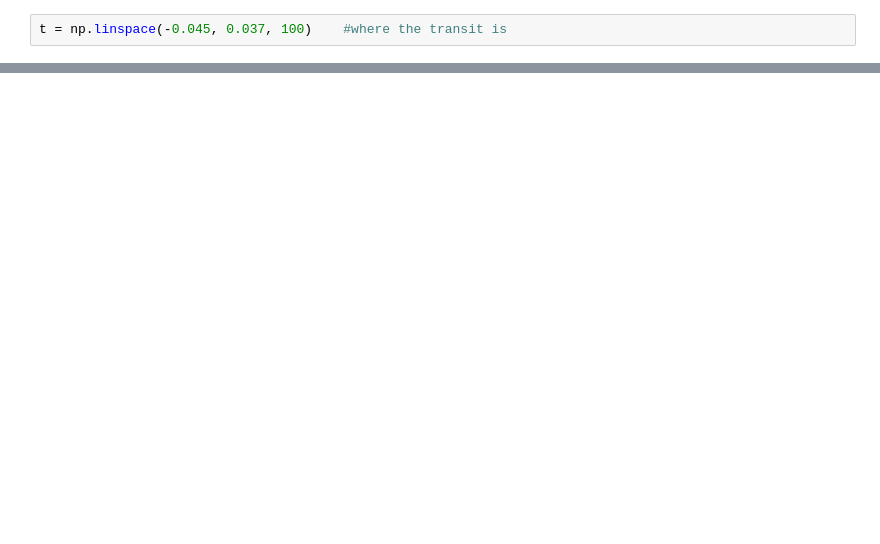
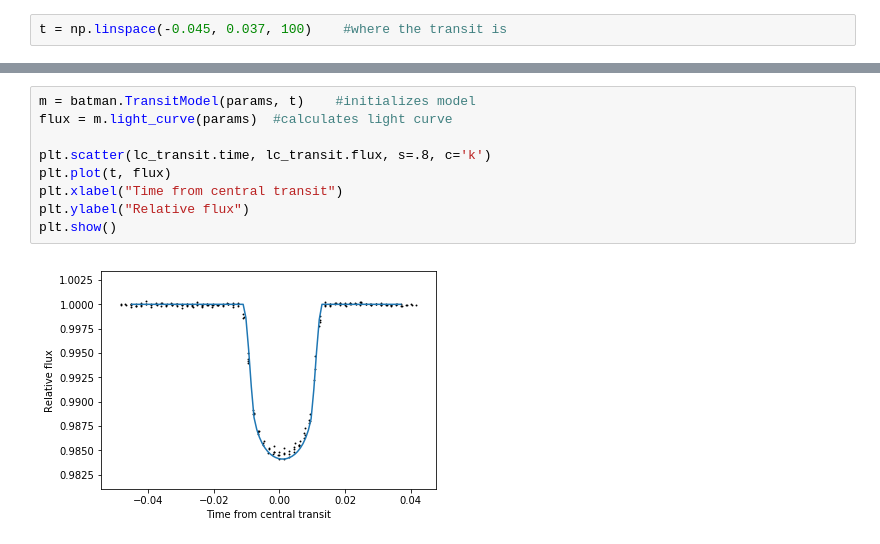
Before and after one commit to PierricJoulot/Astronomy, a Jupyter notebook: Lightcurves/EPIC228735255/EPIC228735255+batman-package.ipynb, the cells around one changed output, grey strips where cells are left out. Drawn from its saved outputs; the diff is of its cells as text; blank space fills up the shorter version.

```diff
--- a/Lightcurves/EPIC228735255/EPIC228735255+batman-package.ipynb
+++ b/Lightcurves/EPIC228735255/EPIC228735255+batman-package.ipynb
@@ -202,0 +228,11 @@ plt.show()
+# %%
+m = batman.TransitModel(params, t)    #initializes model
+flux = m.light_curve(params)  #calculates light curve
+
+plt.scatter(lc_transit.time, lc_transit.flux, s=.8, c='k')
+plt.plot(t, flux)
+plt.xlabel("Time from central transit")
+plt.ylabel("Relative flux")
+plt.show()
+# %% [output]
+[figure, added]
```
Also changed, not shown: parts of 9 cells of this notebook.
